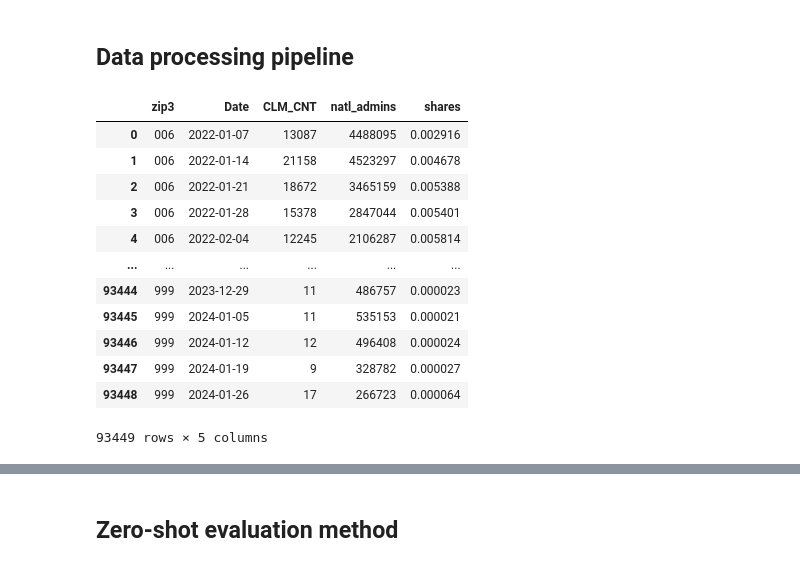
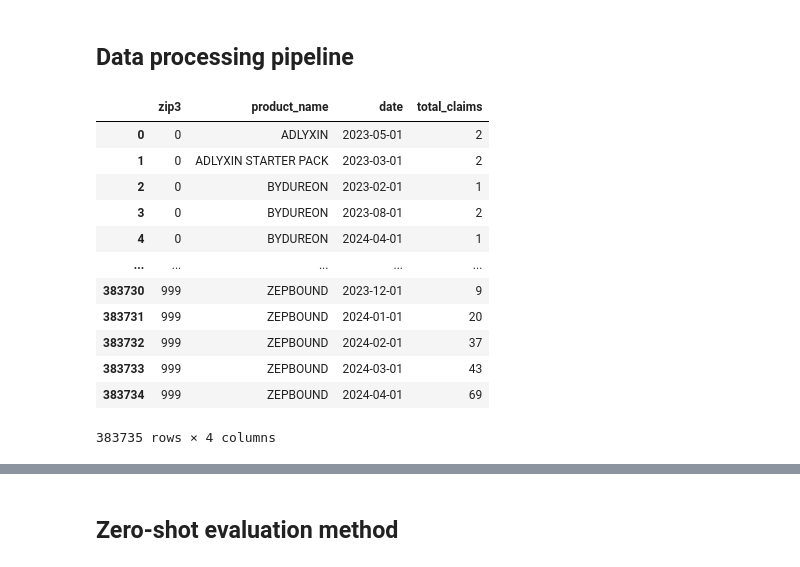
Before and after one commit to iqra-keystone/granite-tsfm, a Jupyter notebook: notebooks/experiments/ttm_iqvia_drugs.ipynb, the cells around one changed output, grey strips where cells are left out. Cells and saved outputs as stored; diff of their text form; code cells hidden in the pictures.

```diff
--- a/notebooks/experiments/ttm_iqvia_drugs.ipynb
+++ b/notebooks/experiments/ttm_iqvia_drugs.ipynb
@@ -66,7 +70,8 @@ set_seed(SEED)
 # Make sure to download the target data (here ettm2) on the `DATA_ROOT_PATH` folder.
 # ETT is available at: https://github.com/zhouhaoyi/ETDataset/tree/main
 target_dataset = "iqvia"
-DATA_ROOT_PATH = "~/SageMaker/granite-tsfm/iqvia_zip.csv"
+#DATA_ROOT_PATH = "~/SageMaker/granite-tsfm/iqvia_zip.csv"
+DATA_ROOT_PATH = "/Users/iimtiaz/Library/CloudStorage/OneDrive-keystonestrategy.com/Documents/IQVIA/IQVIA for Keystone - National Totals Report/IQVIA for Keystone - 3115185 - GLP1 National Totals Report.csv"
 
 # Results dir
 OUT_DIR = "ttm_finetuned_models/"
@@ -84,57 +89,47 @@ fewshot_fraction = 1.0
 ## Data processing pipeline
 # %%
 dataset_path = DATA_ROOT_PATH
-timestamp_column = "Date"
-id_columns = ["zip3"]
-target_columns = ["CLM_CNT","natl_admins","shares"]
+timestamp_column = "date"
+id_columns = ["zip3","product_name"]
+target_columns = ["total_claims"]
 split_config = {
                 "train": 0.7,
                 "test": 0.2
             }
 # Understanding the split config -- slides
 
 data = pd.read_csv(
     dataset_path,
-    parse_dates=[timestamp_column],
+    parse_dates=["month_id"],
+    delimiter="|"
 )
 
 data = data.dropna()
-data = data.dropna(subset=['PROVIDER_ZIP'])
-data["PROVIDER_ZIP"] = data["PROVIDER_ZIP"].astype(str).str.strip()
-data = data[data['PROVIDER_ZIP'] != "\"\""]
-data["PROVIDER_ZIP"] = data["PROVIDER_ZIP"].str.replace("\"","")
-data = data.sort_values(by=['PROVIDER_ZIP', 'Date'])
 
-data['zip'] = data['PROVIDER_ZIP'].astype(str).str.split('.',expand=True)[0]
-data['zip'] = np.where(data['zip'].str.len()==3,'00'+data['zip'],np.where(data['zip'].str.len()==4,'0'+data['zip'],data['zip']))
-data['zip3'] = data['zip'].str.slice(stop=3)
-data = data[['Date','zip3','CLM_CNT']]
-data = data.groupby(['zip3','Date']).sum()
+data['date'] = pd.to_datetime(data['month_id'].astype(str), format='%Y%m')
+
+data = data.sort_values(by=['zip3', 'date'])
+
+data = data.groupby(['zip3','product_name','date']).sum()
 
 # filter on xip codes that have at least 10 data points
-data = data.groupby('zip3').filter(lambda x: len(x)>10)
+#data = data.groupby('zip3').filter(lambda x: len(x)>10)
 data.reset_index(inplace=True)
 
-grouped_sum = data.groupby('Date')['CLM_CNT'].transform('sum')
-data['natl_admins'] = grouped_sum
-data['shares'] = (data['CLM_CNT'] / data['natl_admins'])
-
-#unique_zip_codes = data['zip3'].unique()[:10]
-#data = data[data['zip3'].isin(unique_zip_codes)]
-
+data = data[['zip3','product_name','date','total_claims']]
 data
 # %% [output]
-|  | zip3 | Date | CLM_CNT | natl_admins | shares |
-| 0 | 006 | 2022-01-07 | 13087 | 4488095 | 0.002916 |
-| 1 | 006 | 2022-01-14 | 21158 | 4523297 | 0.004678 |
-| 2 | 006 | 2022-01-21 | 18672 | 3465159 | 0.005388 |
-| 3 | 006 | 2022-01-28 | 15378 | 2847044 | 0.005401 |
-| 4 | 006 | 2022-02-04 | 12245 | 2106287 | 0.005814 |
-| ... | ... | ... | ... | ... | ... |
-| 93444 | 999 | 2023-12-29 | 11 | 486757 | 0.000023 |
-| 93445 | 999 | 2024-01-05 | 11 | 535153 | 0.000021 |
-| 93446 | 999 | 2024-01-12 | 12 | 496408 | 0.000024 |
-| 93447 | 999 | 2024-01-19 | 9 | 328782 | 0.000027 |
-| 93448 | 999 | 2024-01-26 | 17 | 266723 | 0.000064 |
+|  | zip3 | product_name | date | total_claims |
+| 0 | 0 | ADLYXIN | 2023-05-01 | 2 |
+| 1 | 0 | ADLYXIN STARTER PACK | 2023-03-01 | 2 |
+| 2 | 0 | BYDUREON | 2023-02-01 | 1 |
+| 3 | 0 | BYDUREON | 2023-08-01 | 2 |
+| 4 | 0 | BYDUREON | 2024-04-01 | 1 |
+| ... | ... | ... | ... | ... |
+| 383730 | 999 | ZEPBOUND | 2023-12-01 | 9 |
+| 383731 | 999 | ZEPBOUND | 2024-01-01 | 20 |
+| 383732 | 999 | ZEPBOUND | 2024-02-01 | 37 |
+| 383733 | 999 | ZEPBOUND | 2024-03-01 | 43 |
+| 383734 | 999 | ZEPBOUND | 2024-04-01 | 69 |
-93449 rows × 5 columns
+383735 rows × 4 columns
 # %%
```
Also changed, not shown: parts of 9 cells of this notebook, 1 other file.
